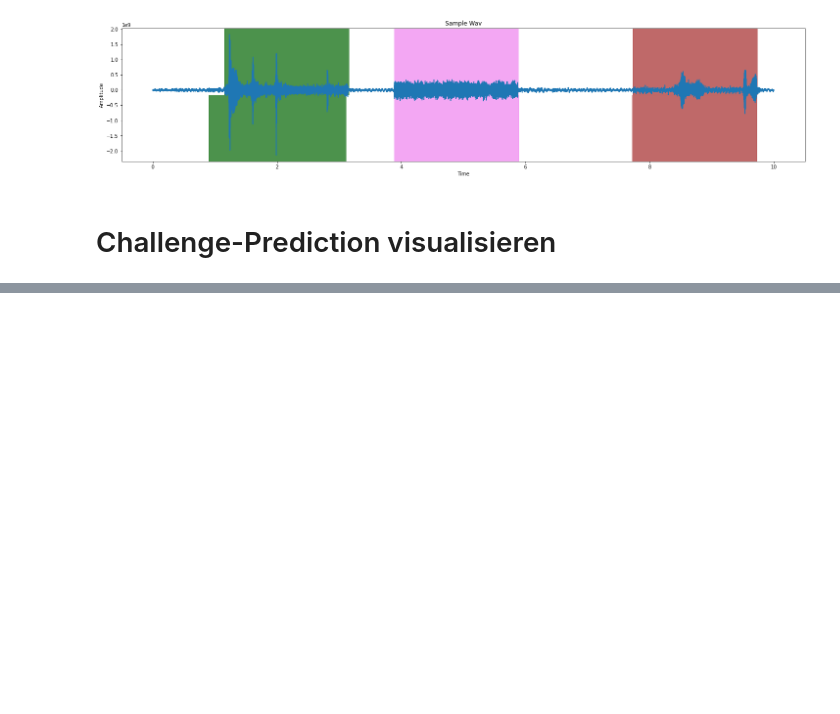
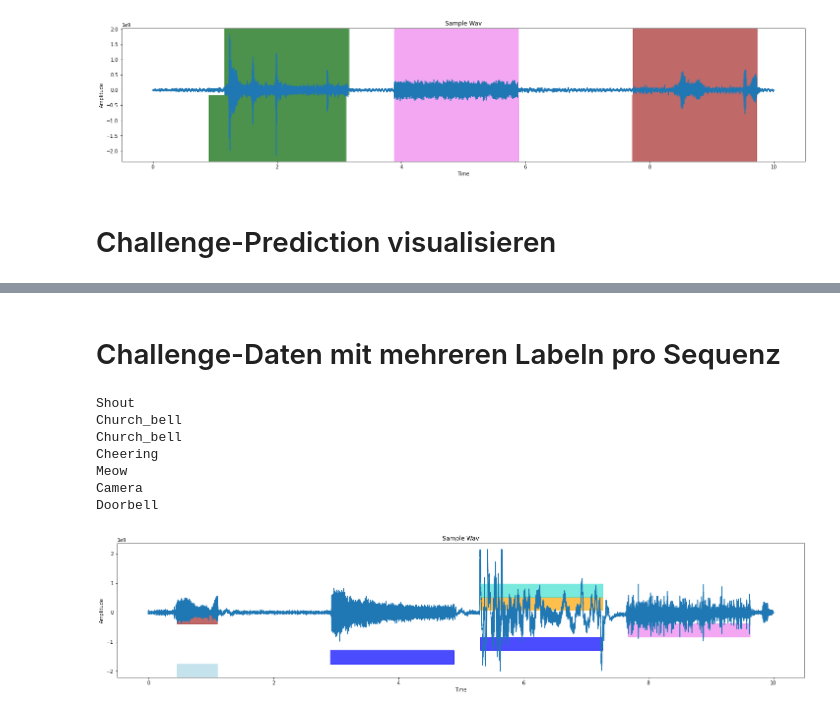
Before and after one commit to ajochim/bbdc2021, a Jupyter notebook: exploration/audio_exploration.ipynb, the cells around one changed output, grey strips where cells are left out. Drawn from its saved outputs; the diff is of its cells as text; code cells hidden in the pictures; blank space fills up the shorter version.

```diff
--- a/exploration/audio_exploration.ipynb
+++ b/exploration/audio_exploration.ipynb
@@ -122,0 +127,34 @@ Camera
+# %% [markdown]
+# Challenge-Daten mit mehreren Labeln pro Sequenz
+# %%
+file = "11219_mix.wav"
+
+chalPrediction1 = pd.read_csv("../predictions/jannes/majorityVoteChallengeMultiple.csv")
+label1 = chalPrediction1.loc[chalPrediction1["filename"]==file]
+
+plt.figure(figsize=(25,5))
+# read audio samples
+input_data = read("../data/final_pre_dataset/eval/"+file)
+audio = input_data[1]
+time=np.linspace(0, len(audio)/fs, num=len(audio))
+plt.plot(time,audio)
+plt.ylabel("Amplitude")
+plt.xlabel("Time")
+plt.title("Sample Wav")
+
+rows = label1.values.shape[0]
+ymin=0
+for index,row in label1.iterrows():
+    ymax = ymin+0.1
+    plt.axvspan(row['onset'], row['offset'], alpha=0.7, color=colors[labels.index(row['event_label'])], ymin=ymin, ymax=ymax)
+    print(row["event_label"])
+    ymin = ymin+0.1
+# %% [output]
+Shout
+Church_bell
+Church_bell
+Cheering
+Meow
+Camera
+Doorbell
+[figure, added]
```
Also changed, not shown: parts of 1 cell of this notebook, 2 other files.
